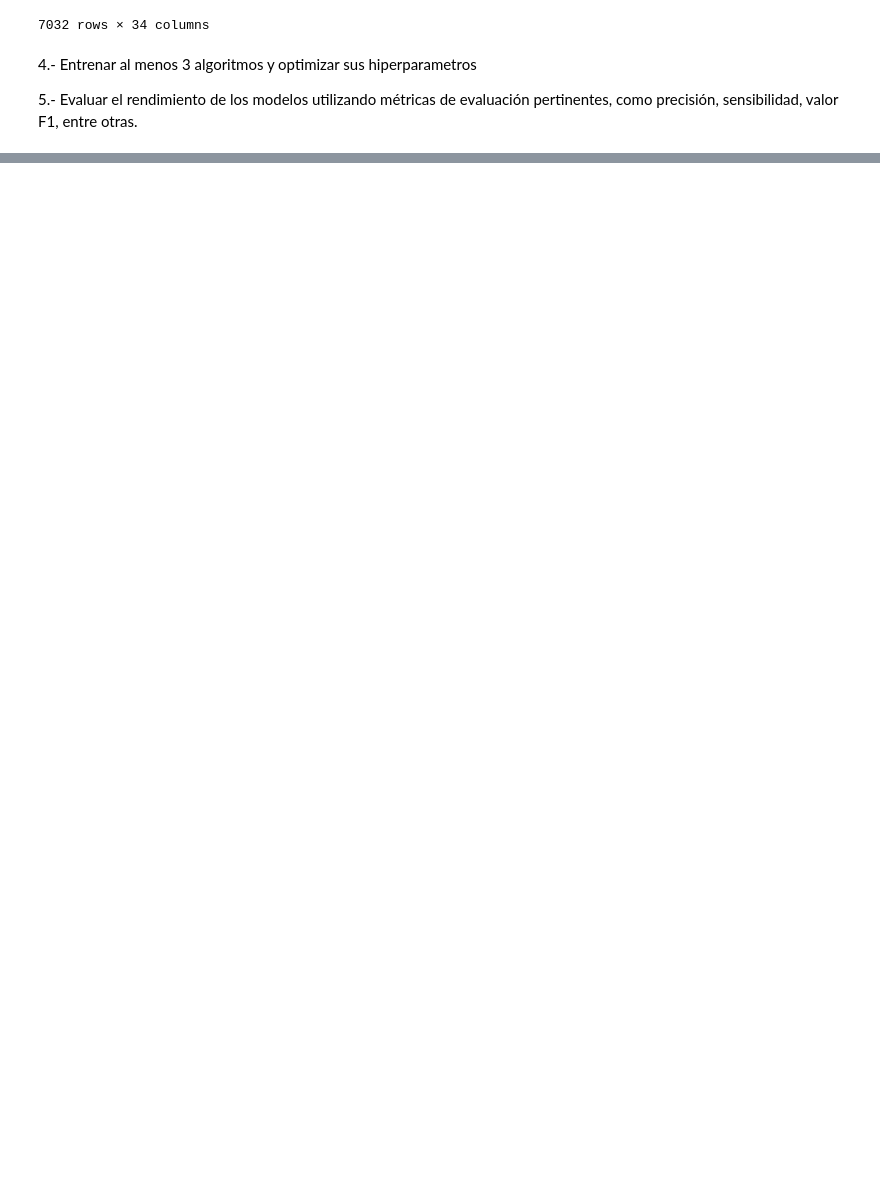
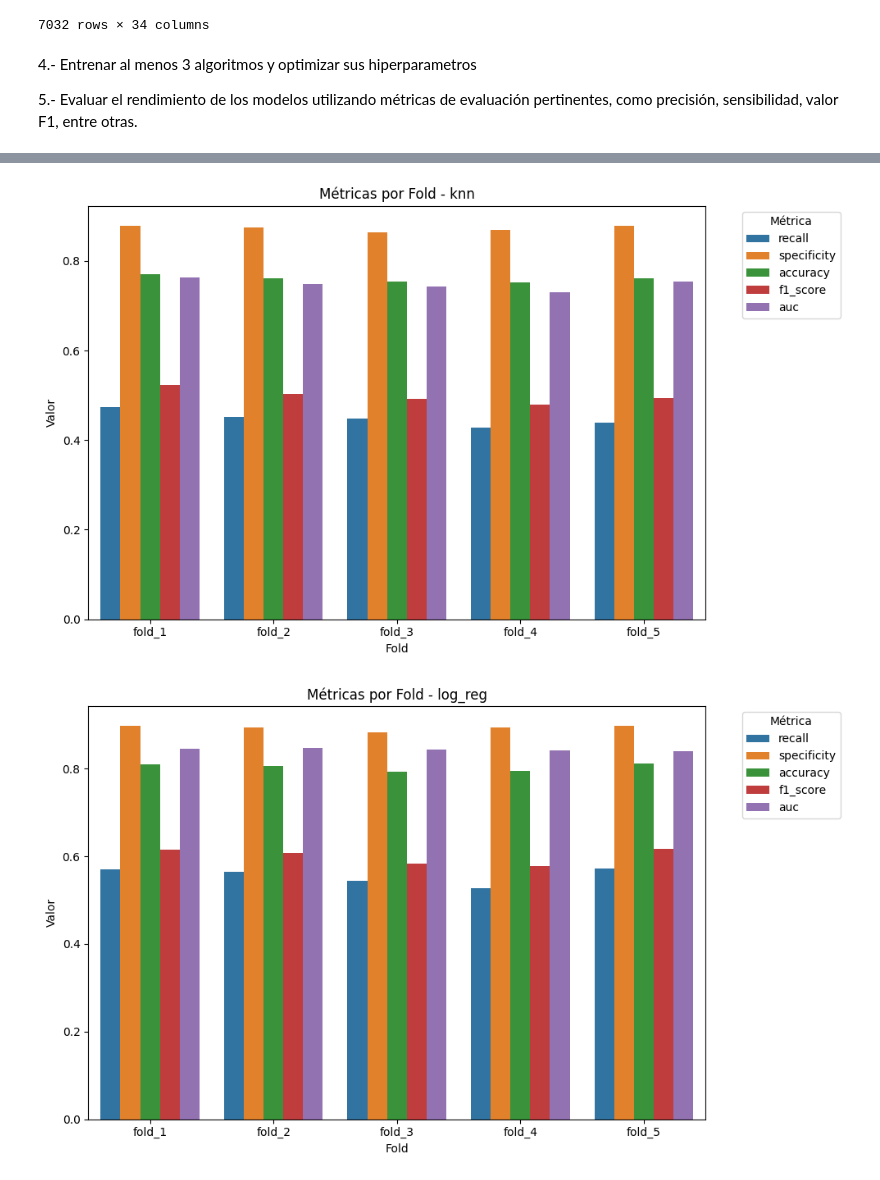
Before and after one commit to pro33cl/machinelearning_clasificacionsupervisada, a Jupyter notebook: notebooks/clasif_sup.ipynb, the cells around one changed output, grey strips where cells are left out. Saved outputs shown, nothing was run; the diff lists cells and outputs as text; code cells hidden in the pictures; blank space fills up the shorter version.

```diff
--- a/notebooks/clasif_sup.ipynb
+++ b/notebooks/clasif_sup.ipynb
@@ -415,0 +487,5 @@ Clasificador.entrenar_modelos(hiperparametros=hiper_datos)
+# %%
+Clasificador_03.graficar_metricas_seaborn()
+# %% [output]
+[figure, added]
+[figure, added]
```
Also changed, not shown: parts of 19 cells of this notebook, 5 other files.
